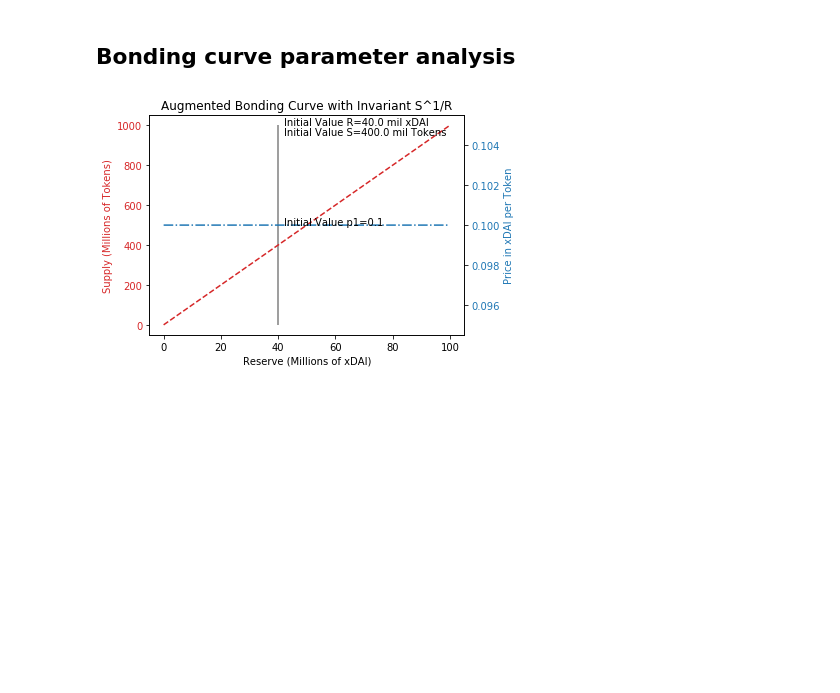
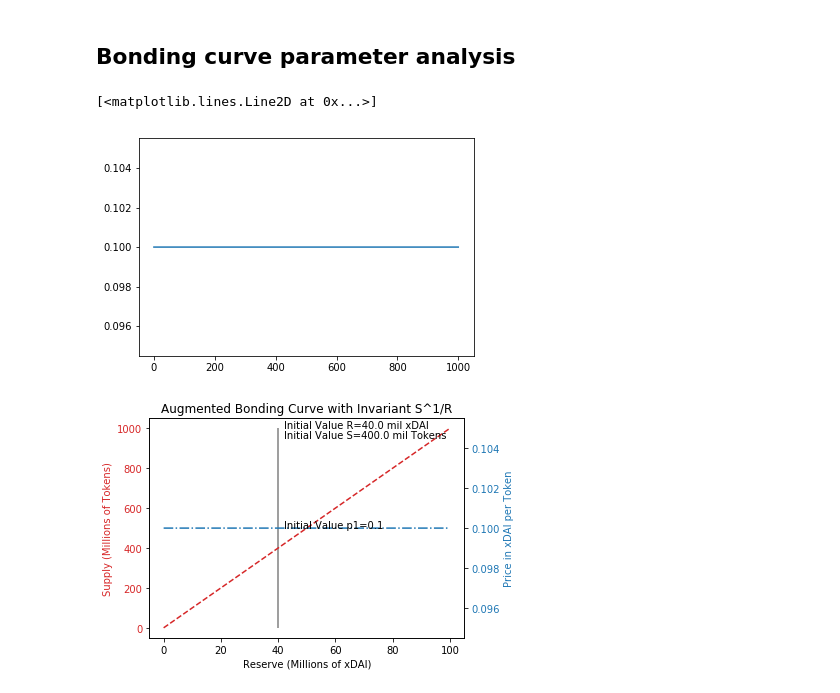
Before and after one commit to BenSchZA/ixo-liquidity-mechanism, a Jupyter notebook: ixo.ipynb, the cells around one changed output. Saved outputs shown, nothing was run; the diff lists cells and outputs as text; code cells hidden in the pictures; blank space fills up the shorter version.

```diff
--- a/ixo.ipynb
+++ b/ixo.ipynb
@@ -130,6 +166,19 @@ initial_reserve, initial_invariant, initial_price = initialize_bonding_curve(ini
      - due to the friction the true return factor post withdraw is: ${\kappa}(1-\theta)(1-\phi)$
 # %% [markdown]
 ## Bonding curve parameter analysis
+# %%
+V0 = invariant(R0,S0,kappa)
+
+reserve = np.arange(0,100,.01)
+supp = np.array([supply(r, V0, kappa) for r in reserve])
+price = np.array([spot_price(r, V0, kappa) for r in reserve])
+
+fig, axs = plt.subplots()
+
+axs.plot(supp, price)
+# %% [output]
+[<matplotlib.lines.Line2D at 0x...>]
+[figure, added]
 # %%
 V0 = invariant(R0,S0,kappa)
 
```
Also changed, not shown: parts of 6 cells of this notebook, 1 other file.
